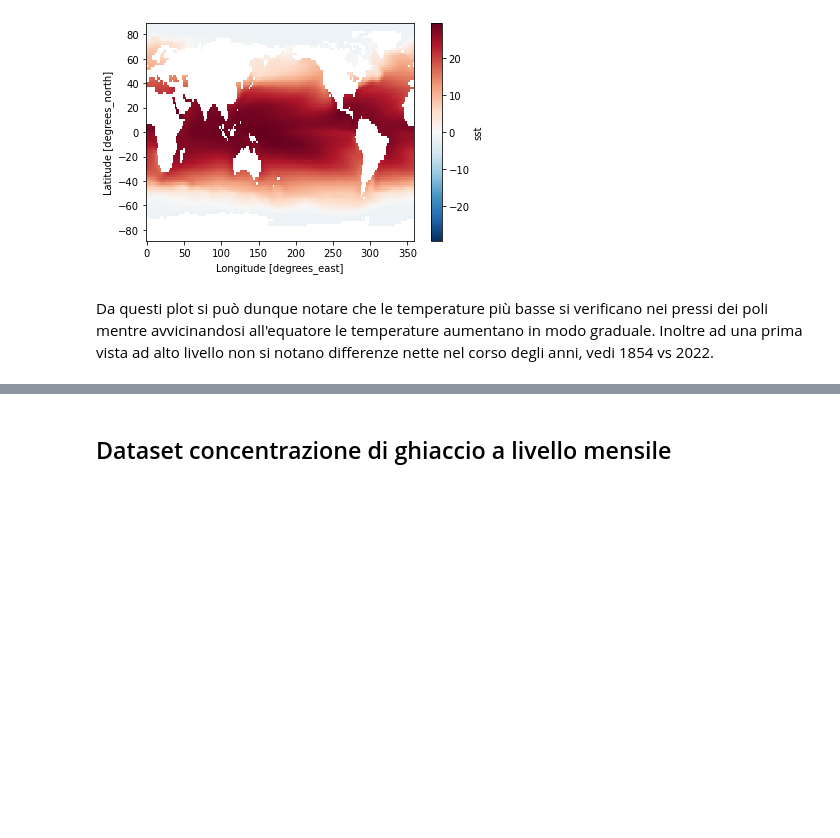
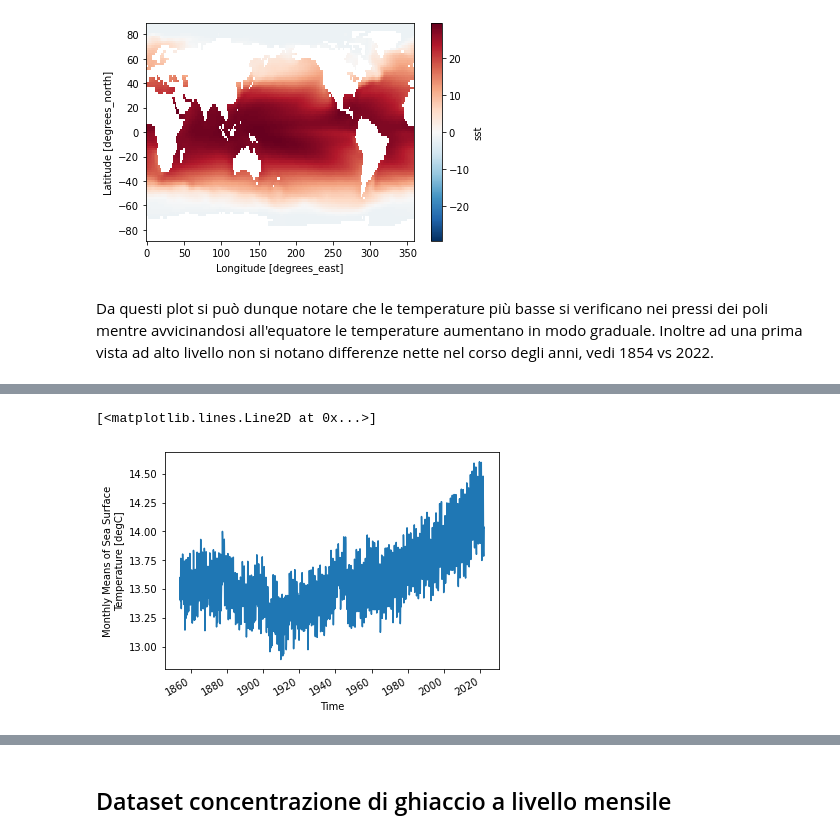
Before and after one commit to lorenzlorg/Big-Data-GIS-project, a Jupyter notebook: project.ipynb, the cells around one changed output, grey strips where cells are left out. Drawn from its saved outputs; the diff is of its cells as text; code cells hidden in the pictures; blank space fills up the shorter version.

```diff
--- a/project.ipynb
+++ b/project.ipynb
@@ -140,0 +182,7 @@ Da questi plot si può dunque notare che le temperature più basse si verificano
+# %%
+# è una grande media, quindi un'aggregazione spaziale a differenza di fare l'interpolazione
+
+sst_data.mean(("lon", "lat"), keep_attrs=True).sst.plot()  # a livello mensile
+# %% [output]
+[<matplotlib.lines.Line2D at 0x...>]
+[figure, added]
```
Also changed, not shown: parts of 16 cells of this notebook.
